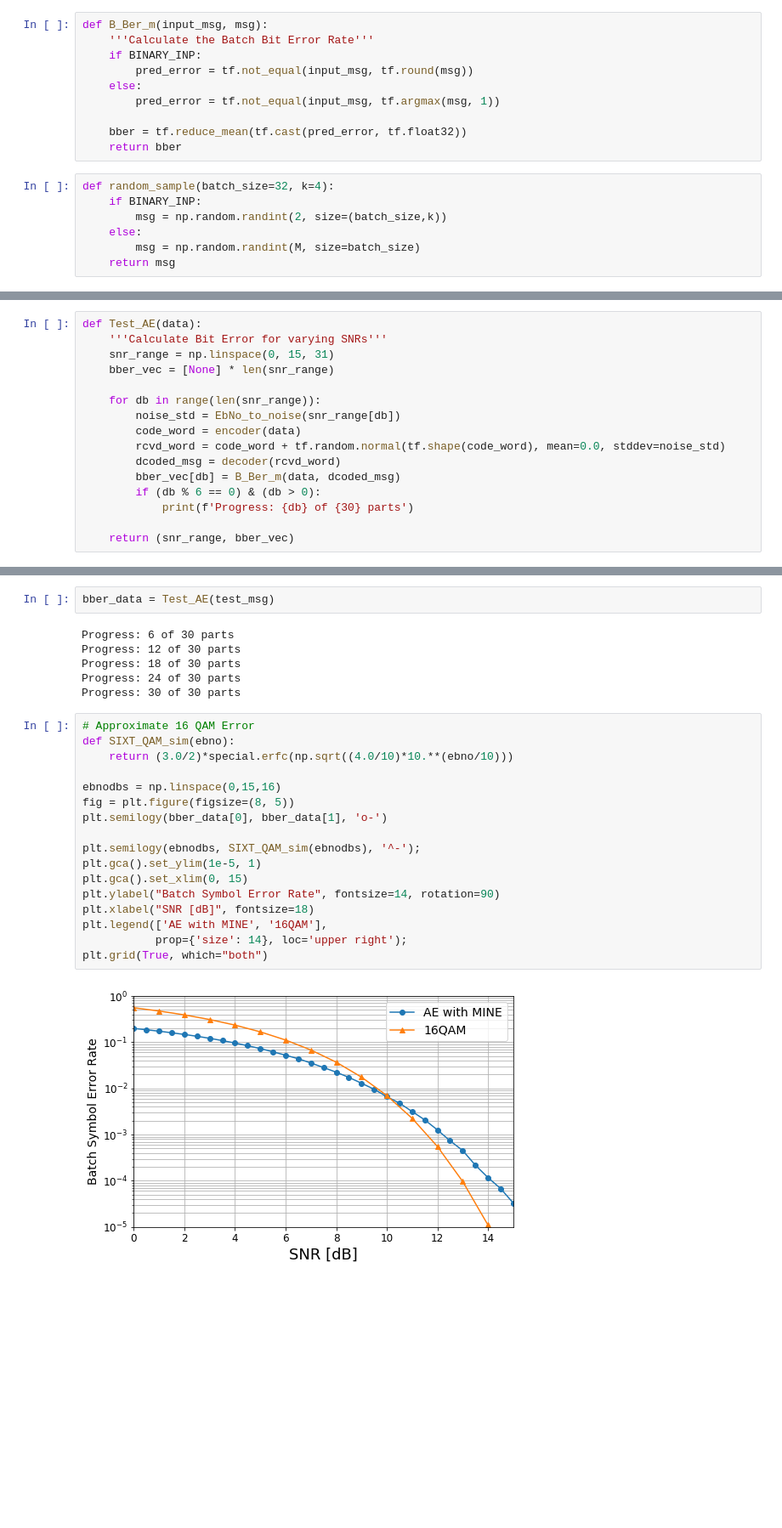
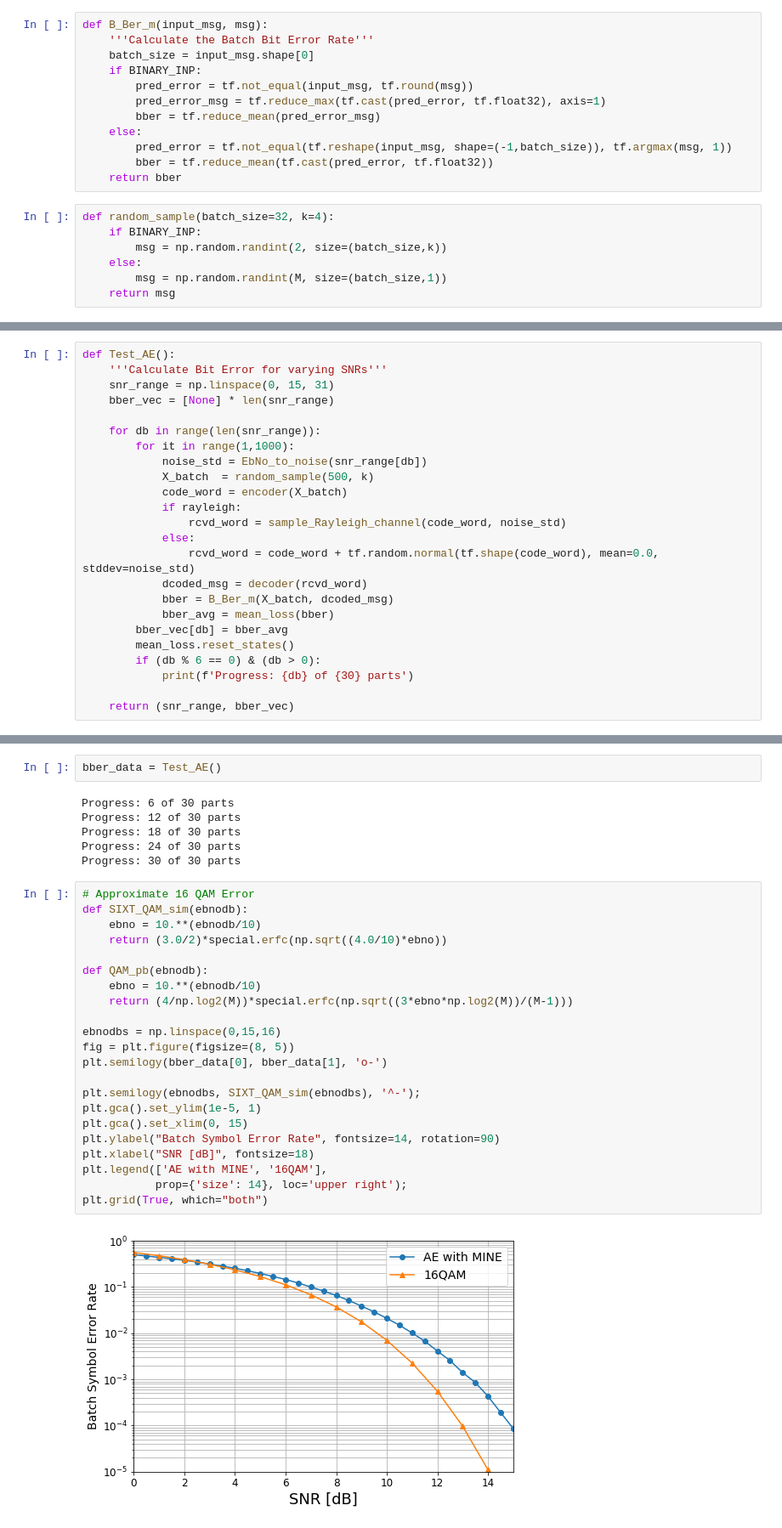
Before and after one commit to Fritschek/Wireless_encoding_with_MI_estimation, a Jupyter notebook: TF2_MINE_Enc_bit_inp.ipynb, the cells around one changed output, grey strips where cells are left out. Shown: that part at 85% size. Saved outputs shown, nothing was run; the diff lists cells and outputs as text; blank space fills up the shorter version.

Commit message:
Added changes to the binary input example

```diff
--- a/TF2_MINE_Enc_bit_inp.ipynb
+++ b/TF2_MINE_Enc_bit_inp.ipynb
@@ -98,19 +125,21 @@ autoencoder = keras.models.Sequential([encoder, channel, decoder])
 # %%
 def B_Ber_m(input_msg, msg):
     '''Calculate the Batch Bit Error Rate'''
+    batch_size = input_msg.shape[0]
     if BINARY_INP:
         pred_error = tf.not_equal(input_msg, tf.round(msg))
+        pred_error_msg = tf.reduce_max(tf.cast(pred_error, tf.float32), axis=1)
+        bber = tf.reduce_mean(pred_error_msg)
     else:
-        pred_error = tf.not_equal(input_msg, tf.argmax(msg, 1))
-
-    bber = tf.reduce_mean(tf.cast(pred_error, tf.float32))
+        pred_error = tf.not_equal(tf.reshape(input_msg, shape=(-1,batch_size)), tf.argmax(msg, 1))
+        bber = tf.reduce_mean(tf.cast(pred_error, tf.float32))
     return bber
 # %%
 def random_sample(batch_size=32, k=4):
     if BINARY_INP:
         msg = np.random.randint(2, size=(batch_size,k))
     else:
-        msg = np.random.randint(M, size=batch_size)
+        msg = np.random.randint(M, size=(batch_size,1))
     return msg
 # %%
 def test_encoding(M=16, n=1):
@@ -234,15 +253,23 @@ else:
 # %%
-def Test_AE(data):
+def Test_AE():
     '''Calculate Bit Error for varying SNRs'''
     snr_range = np.linspace(0, 15, 31)
     bber_vec = [None] * len(snr_range)
 
     for db in range(len(snr_range)):
-        noise_std = EbNo_to_noise(snr_range[db])
-        code_word = encoder(data)
-        rcvd_word = code_word + tf.random.normal(tf.shape(code_word), mean=0.0, stddev=noise_std)
-        dcoded_msg = decoder(rcvd_word)
-        bber_vec[db] = B_Ber_m(data, dcoded_msg)
+        for it in range(1,1000):
+            noise_std = EbNo_to_noise(snr_range[db])
+            X_batch  = random_sample(500, k)
+            code_word = encoder(X_batch)
+            if rayleigh:
+                rcvd_word = sample_Rayleigh_channel(code_word, noise_std)
+            else:
+                rcvd_word = code_word + tf.random.normal(tf.shape(code_word), mean=0.0, stddev=noise_std)
+            dcoded_msg = decoder(rcvd_word)
+            bber = B_Ber_m(X_batch, dcoded_msg)
+            bber_avg = mean_loss(bber)
+        bber_vec[db] = bber_avg
+        mean_loss.reset_states()
         if (db % 6 == 0) & (db > 0):
             print(f'Progress: {db} of {30} parts')
 
@@ -299,5 +329,5 @@ Interim result for Epoch: 5, Loss: 0.10181, Batch_BER: 0.03700
 # %%
-bber_data = Test_AE(test_msg)
+bber_data = Test_AE()
 # %% [output]
 Progress: 6 of 30 parts
 Progress: 12 of 30 parts
@@ -306,20 +336,25 @@ Progress: 24 of 30 parts
 Progress: 30 of 30 parts
 # %%
 # Approximate 16 QAM Error
-def SIXT_QAM_sim(ebno):
-    return (3.0/2)*special.erfc(np.sqrt((4.0/10)*10.**(ebno/10)))
+def SIXT_QAM_sim(ebnodb):
+    ebno = 10.**(ebnodb/10)
+    return (3.0/2)*special.erfc(np.sqrt((4.0/10)*ebno))
+
+def QAM_pb(ebnodb):
+    ebno = 10.**(ebnodb/10)
+    return (4/np.log2(M))*special.erfc(np.sqrt((3*ebno*np.log2(M))/(M-1)))
 
 ebnodbs = np.linspace(0,15,16)
 fig = plt.figure(figsize=(8, 5))
 plt.semilogy(bber_data[0], bber_data[1], 'o-')
 
 plt.semilogy(ebnodbs, SIXT_QAM_sim(ebnodbs), '^-');
 plt.gca().set_ylim(1e-5, 1)
 plt.gca().set_xlim(0, 15)
 plt.ylabel("Batch Symbol Error Rate", fontsize=14, rotation=90)
 plt.xlabel("SNR [dB]", fontsize=18)
 plt.legend(['AE with MINE', '16QAM'],
            prop={'size': 14}, loc='upper right');
 plt.grid(True, which="both")
 # %% [output]
-[figure, old version]
+[figure, new version]
```
Also changed, not shown: parts of 10 cells of this notebook, 2 other files.
